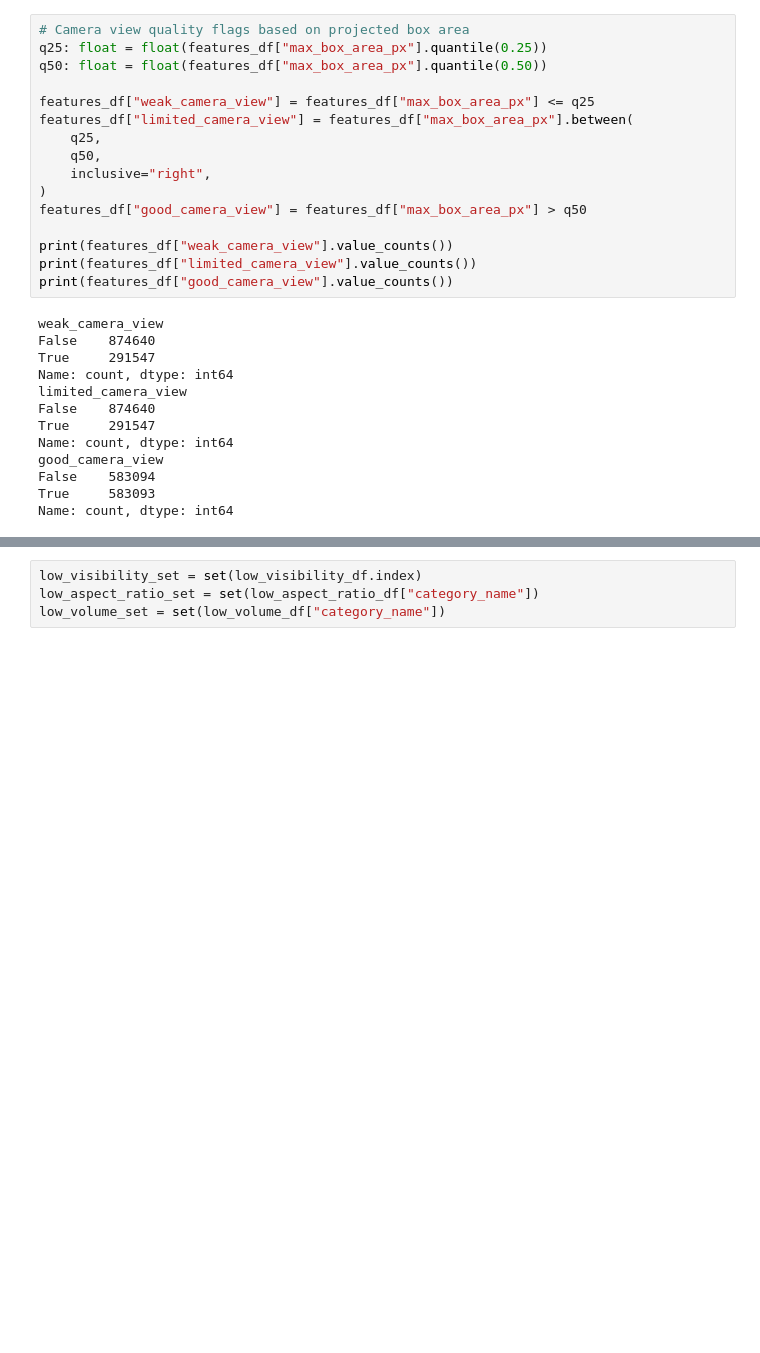
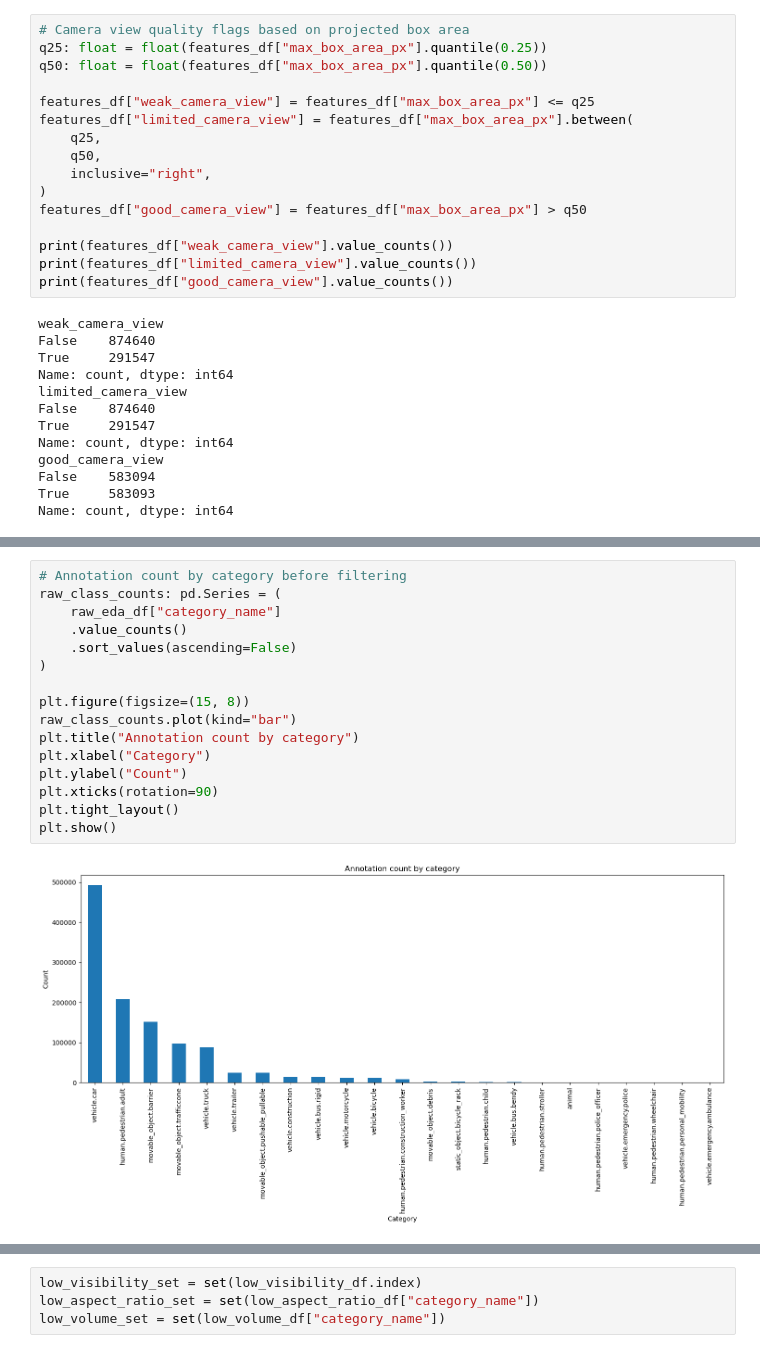
Before and after one commit to darkcyan-ugli-fruit/nuscenes-multimodal-learning, a Jupyter notebook: notebooks/00_EDA.ipynb, the cells around one changed output, grey strips where cells are left out. Drawn from its saved outputs; the diff is of its cells as text; blank space fills up the shorter version.

```diff
--- a/notebooks/00_EDA.ipynb
+++ b/notebooks/00_EDA.ipynb
@@ -1254,0 +913,18 @@ low_visibility_df
+# %%
+# Annotation count by category before filtering
+raw_class_counts: pd.Series = (
+    raw_eda_df["category_name"]
+    .value_counts()
+    .sort_values(ascending=False)
+)
+
+plt.figure(figsize=(15, 8))
+raw_class_counts.plot(kind="bar")
+plt.title("Annotation count by category")
+plt.xlabel("Category")
+plt.ylabel("Count")
+plt.xticks(rotation=90)
+plt.tight_layout()
+plt.show()
+# %% [output]
+[figure, added]
```
Also changed, not shown: parts of 56 cells of this notebook.
